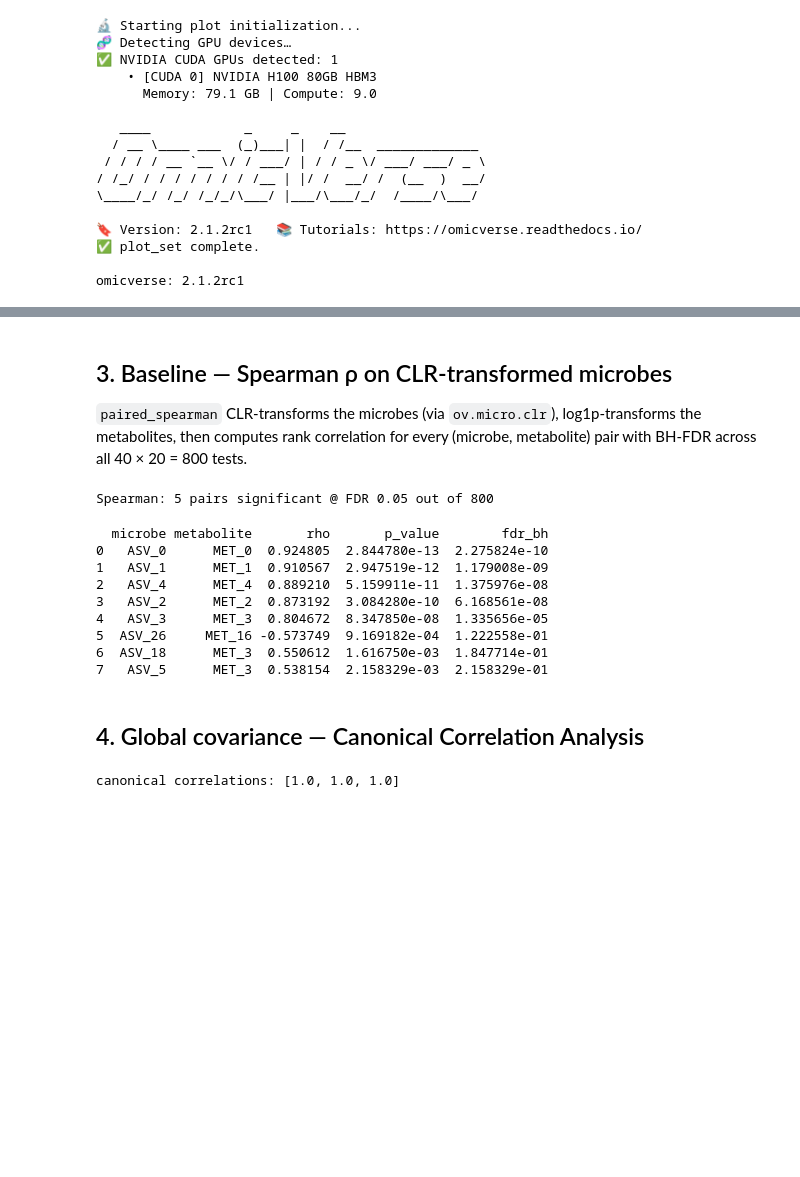
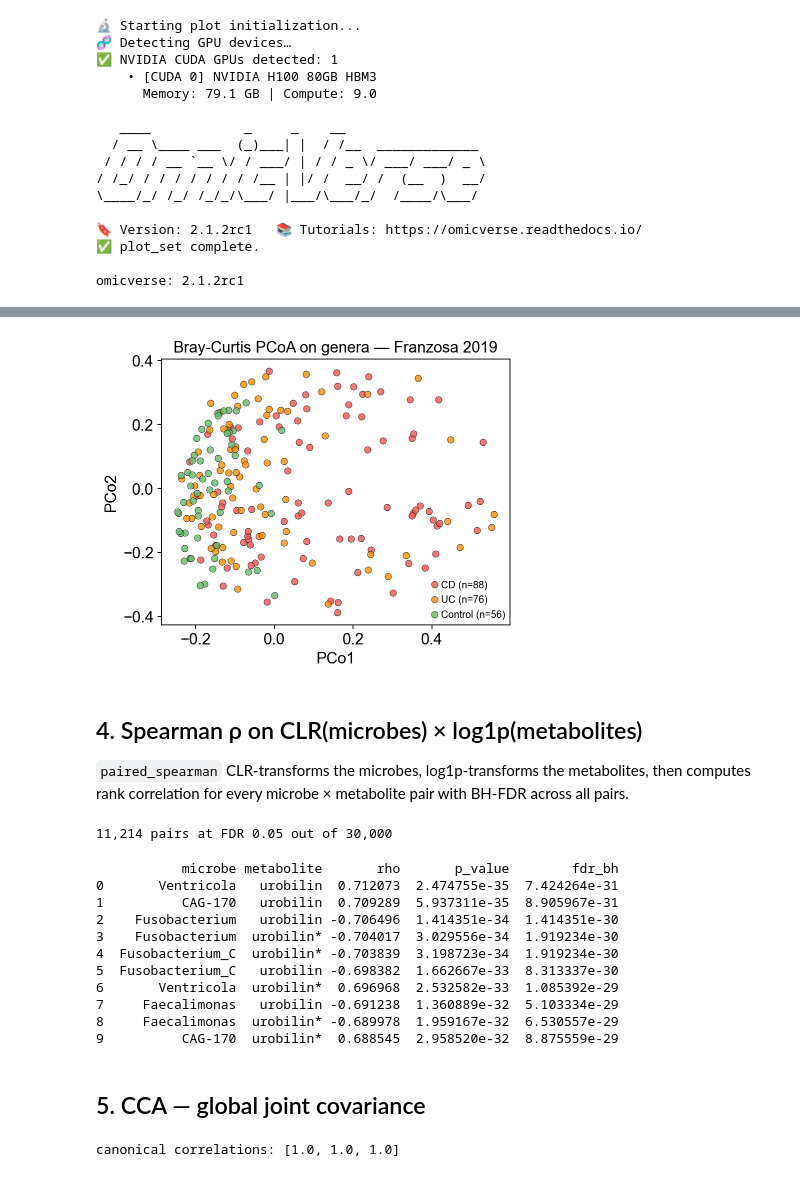
Before and after one commit to DBinary/omicverse-tutorials, a Jupyter notebook: docs/Tutorials-Multi-Omics/micro-meta/t_micro_metabol_paired.ipynb, the cells around one changed output, grey strips where cells are left out. Saved outputs shown, nothing was run; the diff lists cells and outputs as text; code cells hidden in the pictures; blank space fills up the shorter version.

```diff
--- a/docs/Tutorials-Multi-Omics/micro-meta/t_micro_metabol_paired.ipynb
+++ b/docs/Tutorials-Multi-Omics/micro-meta/t_micro_metabol_paired.ipynb
@@ -72,26 +89,46 @@ metabolite AnnData: (30, 20)
+# %%
+ov.micro.Beta(adata_mb_f).run(metric='braycurtis', rarefy=False)
+coords = np.asarray(
+    ov.micro.Ordinate(adata_mb_f, dist_key='braycurtis').pcoa(n=2)
+)
+# %%
+fig, ax = plt.subplots(figsize=(5.5, 4.5))
+palette = {'CD': '#EF5350', 'UC': '#FB8C00', 'Control': '#66BB6A'}
+for grp, color in palette.items():
+    mask = (adata_mb_f.obs['Study.Group'].values == grp)
+    ax.scatter(coords[mask, 0], coords[mask, 1],
+               s=35, alpha=0.8, c=color, label=f'{grp} (n={mask.sum()})',
+               edgecolors='k', linewidths=0.4)
+ax.set_xlabel('PCo1'); ax.set_ylabel('PCo2')
+ax.set_title('Bray-Curtis PCoA on genera — Franzosa 2019')
+ax.legend(fontsize=9)
+plt.tight_layout(); plt.show()
+# %% [output]
+[figure, added]
 # %% [markdown]
-## 3. Baseline — Spearman ρ on CLR-transformed microbes
+## 4. Spearman ρ on CLR(microbes) × log1p(metabolites)
 
-`paired_spearman` CLR-transforms the microbes (via `ov.micro.clr`),
-log1p-transforms the metabolites, then computes rank correlation for
-every (microbe, metabolite) pair with BH-FDR across all 40 × 20 = 800
-tests.
+`paired_spearman` CLR-transforms the microbes, log1p-transforms the
+metabolites, then computes rank correlation for every microbe ×
+metabolite pair with BH-FDR across all pairs.
 # %%
-spear = ov.micro.paired_spearman(adata_mb, adata_mt)
-n_sig = int((spear['fdr_bh'] < 0.05).sum())
-print(f'Spearman: {n_sig} pairs significant @ FDR 0.05 out of {len(spear)}')
-spear.head(8)
+spear = ov.micro.paired_spearman(adata_mb_f, adata_mt_f, min_prevalence=0.1)
+sig = spear[spear['fdr_bh'] < 0.05]
+print(f'{len(sig):,} pairs at FDR 0.05 out of {len(spear):,}')
+spear.head(10)
 # %% [output]
-Spearman: 5 pairs significant @ FDR 0.05 out of 800
+11,214 pairs at FDR 0.05 out of 30,000
-  microbe metabolite       rho       p_value        fdr_bh
-0   ASV_0      MET_0  0.924805  2.844780e-13  2.275824e-10
-1   ASV_1      MET_1  0.910567  2.947519e-12  1.179008e-09
-2   ASV_4      MET_4  0.889210  5.159911e-11  1.375976e-08
-3   ASV_2      MET_2  0.873192  3.084280e-10  6.168561e-08
-4   ASV_3      MET_3  0.804672  8.347850e-08  1.335656e-05
-5  ASV_26     MET_16 -0.573749  9.169182e-04  1.222558e-01
-6  ASV_18      MET_3  0.550612  1.616750e-03  1.847714e-01
-7   ASV_5      MET_3  0.538154  2.158329e-03  2.158329e-01
+           microbe metabolite       rho       p_value        fdr_bh
+0       Ventricola   urobilin  0.712073  2.474755e-35  7.424264e-31
+1          CAG-170   urobilin  0.709289  5.937311e-35  8.905967e-31
+2    Fusobacterium   urobilin -0.706496  1.414351e-34  1.414351e-30
+3    Fusobacterium  urobilin* -0.704017  3.029556e-34  1.919234e-30
+4  Fusobacterium_C  urobilin* -0.703839  3.198723e-34  1.919234e-30
+5  Fusobacterium_C   urobilin -0.698382  1.662667e-33  8.313337e-30
+6       Ventricola  urobilin*  0.696968  2.532582e-33  1.085392e-29
+7     Faecalimonas   urobilin -0.691238  1.360889e-32  5.103334e-29
+8     Faecalimonas  urobilin* -0.689978  1.959167e-32  6.530557e-29
+9          CAG-170  urobilin*  0.688545  2.958520e-32  8.875559e-29
-# %% [markdown]
-## 4. Global covariance — Canonical Correlation Analysis
+# %% [markdown]
+## 5. CCA — global joint covariance
 # %%
```
Also changed, not shown: parts of 37 cells of this notebook.
